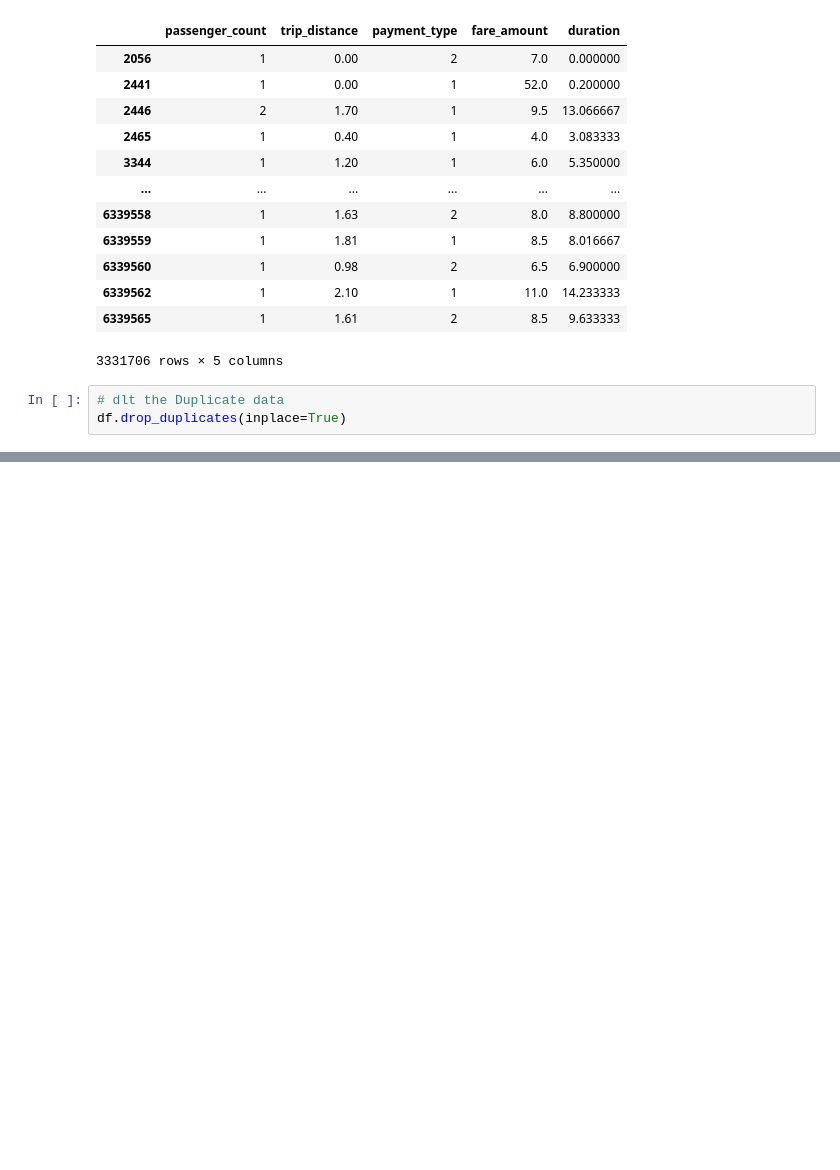
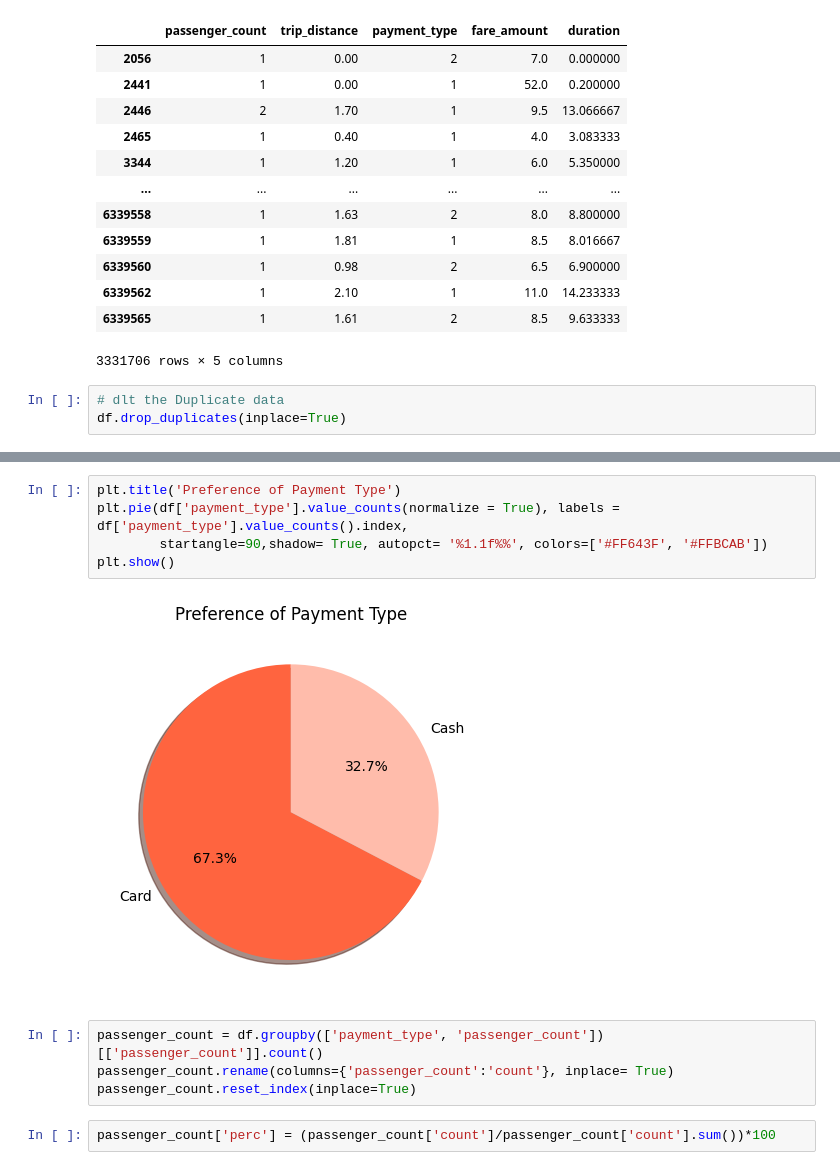
Before and after one commit to bidishacutex/statistics_project, a Jupyter notebook: clean.ipynb, the cells around one changed output, grey strips where cells are left out. Drawn from its saved outputs; the diff is of its cells as text; blank space fills up the shorter version.

```diff
--- a/clean.ipynb
+++ b/clean.ipynb
@@ -135,0 +238,13 @@ df.drop_duplicates(inplace=True)
+# %%
+plt.title('Preference of Payment Type')
+plt.pie(df['payment_type'].value_counts(normalize = True), labels = df['payment_type'].value_counts().index,
+        startangle=90,shadow= True, autopct= '%1.1f%%', colors=['#FF643F', '#FFBCAB'])
+plt.show()
+# %% [output]
+[figure, added]
+# %%
+passenger_count = df.groupby(['payment_type', 'passenger_count'])[['passenger_count']].count()
+passenger_count.rename(columns={'passenger_count':'count'}, inplace= True)
+passenger_count.reset_index(inplace=True)
+# %%
+passenger_count['perc'] = (passenger_count['count']/passenger_count['count'].sum())*100
```
Also changed, not shown: parts of 13 cells of this notebook, 1 other file.
